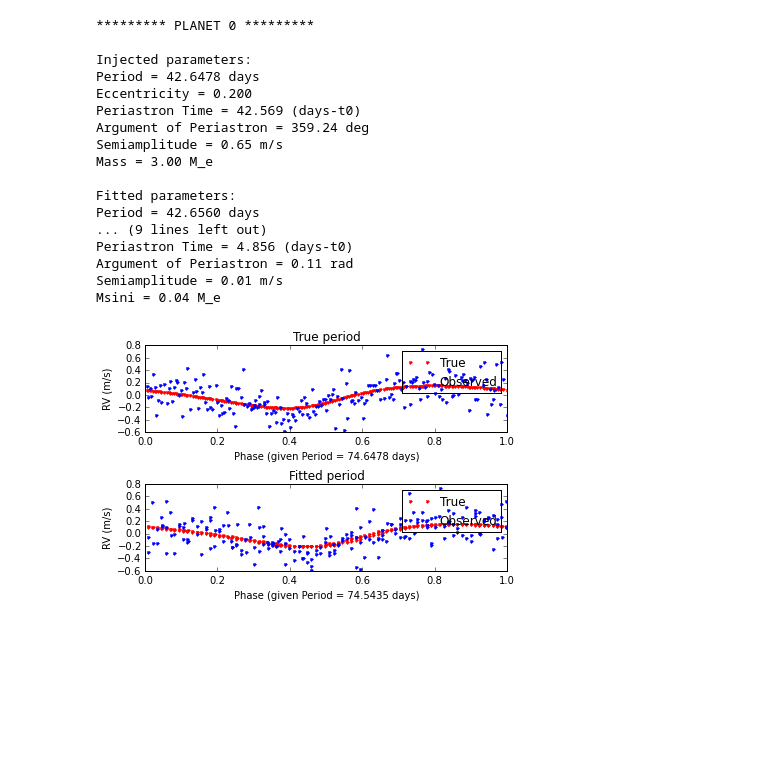
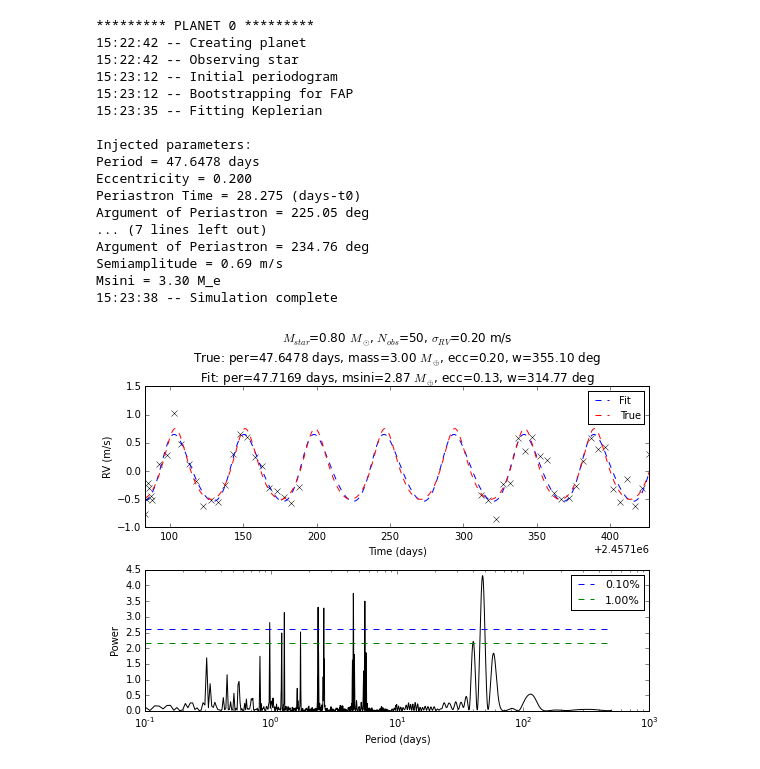
Before and after one commit to allenbdavis/RVOS, a Jupyter notebook: RVOS_Kepler.ipynb, the cells around one changed output. Drawn from its saved outputs; the diff is of its cells as text; code cells hidden in the pictures; blank space fills up the shorter version.

```diff
--- a/RVOS_Kepler.ipynb
+++ b/RVOS_Kepler.ipynb
@@ -383,7 +420,7 @@ class Simulator:
                  ecc=0.2,incl=90.,w=None,t0=today,
                  pmin=0.1,pmax=500.,pres=0.01,
                  find_FAP=True,FAP_levels=[1,5],threshold_FAP=1.0,FAP_niter=100,
-                 orbit_niter=100,boot_niter=1000,find_uncs=True):
+                 orbit_niter=100,boot_niter=100,find_uncs=True):
 
         self.nobs = nobs
         self.sigma = sigma
@@ -398,22 +435,34 @@ class Simulator:
         self.find_uncs = find_uncs
         self.boot_niter = boot_niter
 
+        lat,lng = 34.7444, -111.4222 # Discovery Channel Telescope
+        loc = EarthLocation.from_geodetic(lng,lat)
+
+        ra1,dec1 = 247.5875, -26.465 # Antares
+        coord = SkyCoord(ra=ra1*u.degree, dec=dec1*u.degree)
+
+
         ###### Run simulation
 
         # Create a planet object with given astrophysical parameters
+        print strftime("%H:%M:%S"),'-- Creating planet'
+        sys.stdout.flush()
         p = Planet(massPlanet,period,massStar,ecc,incl,w,t0)
 
         # Create observations according to blind survey strategy
+        print strftime("%H:%M:%S"),'-- Observing star'
+        sys.stdout.flush()
         p.std_True = self.std_True
-        observe_star([p],nobs)
+        observe_star(p,nobs,t0,coord,loc)
 
         # Make a LS periodogram of the observations
+        print strftime("%H:%M:%S"),'-- Initial periodogram'
+        sys.stdout.flush()
         p.P_G = sp.signal.lombscargle(p.obsList, p.RV_Obs,self.freqList)
 
-        # Fit Keplerian to determine orbital parameters
-        solveOrbit(p,p.P_G,self.periodList,p.RV_Obs,orbit_niter)
-
         # Find FAP levels by bootstrapping
+        print strftime("%H:%M:%S"),'-- Bootstrapping for FAP'
+        sys.stdout.flush()
         if self.find_FAP:
             max_powers_sort = bootstrap_FAP(p,self.freqList,FAP_niter)
 
@@ -423,8 +472,15 @@ class Simulator:
                 power = calc_FAP_power(max_powers_sort,lvl)
                 p.FAP_powers[n] = lvl,power
 
+        # Fit Keplerian to determine orbital parameters
+        print strftime("%H:%M:%S"),'-- Fitting Keplerian'
+        sys.stdout.flush()
+        solveOrbit(p,p.P_G,self.periodList,p.RV_Obs,orbit_niter)
+
         # Calculate uncertainties in fitted parameters
         if self.find_uncs:
+            print strftime("%H:%M:%S"),'-- Bootstrapping for uncertainities'
+            sys.stdout.flush()
             p.boot_params = bootstrap_Keplerian(p,p.P_G,self.periodList,boot_niter,orbit_niter)
             p.uncs = getUncs(p)
 
@@ -445,5 +501,8 @@ class Simulator:
                       "\nSemiamplitude = {4:.2f} m/s\nMsini = {5:.2f} M_e").format(*p.uncs)
             print unc_str
 
+        print strftime("%H:%M:%S"),'-- Simulation complete'
+        sys.stdout.flush()
+
         # Save planet(s)
         self.planet = p
@@ -450,5 +518,5 @@ class Simulator:
 # %%
-def makePlot(sim,numpoints=500,fill=True,save='',fmt='png',hide_True=False):
+def makePlot(sim,numpoints=500,fill=True,save='',fmt='png',hide_True=False,date=False):
 
     p = sim.planet
 
@@ -588,43 +656,46 @@ def makePhasePlot(sim):
 #### TESTING
 
 iters = 1
+sims = [None]*iters #store sims for later referencing
 
 for n in range(0,iters):
     plt.close()
 
     print '\n********* PLANET %d *********' %n
+    sys.stdout.flush()
     theTime = strftime("%H-%M-%S")
-    sim1 = Simulator(50,0.2,massPlanet=3.,ecc=0.2,massStar=0.8,period=42.6478,w=6.27,
-                     boot_niter=3,find_FAP=False)
+    sim = Simulator(50,0.2,massPlanet=3.,ecc=0.2,massStar=0.8,period=47.6478,
+                     boot_niter=50,FAP_levels=[1,5],FAP_niter=100,find_FAP=True,find_uncs=False)
 #     makePlot(sim1)
-    makePlot(sim1,save=str(n)+'_'+theTime,fmt='png,pdf')
+    makePlot(sim,save=str(n)+'_'+theTime,fmt='png,pdf')
+    sims[n] = sim
     plt.close()
 # %% [output]
 ********* PLANET 0 *********
+15:22:42 -- Creating planet
+15:22:42 -- Observing star
+15:23:12 -- Initial periodogram
+15:23:12 -- Bootstrapping for FAP
+15:23:35 -- Fitting Keplerian
 
 Injected parameters:
-Period = 42.6478 days
+Period = 47.6478 days
 Eccentricity = 0.200
-Periastron Time = 42.569 (days-t0)
-Argument of Periastron = 359.24 deg
-Semiamplitude = 0.65 m/s
-Mass = 3.00 M_e
-
-Fitted parameters:
-Period = 42.6560 days
-... (9 lines left out)
-Periastron Time = 4.856 (days-t0)
-Argument of Periastron = 0.11 rad
-Semiamplitude = 0.01 m/s
-Msini = 0.04 M_e
+Periastron Time = 28.275 (days-t0)
+Argument of Periastron = 225.05 deg
+... (7 lines left out)
+Argument of Periastron = 234.76 deg
+Semiamplitude = 0.69 m/s
+Msini = 3.30 M_e
+15:23:38 -- Simulation complete
 # %%
 plt.close()
 # sim1 = Simulator(50,0.05,massPlanet=5.,ecc=0.2,massStar=0.8,period=27.12453)
-makePlot(sim1)
+makePlot(sims[0])
 plt.close()
+# %% [output]
+[figure, added]
 # %%
 plt.close()
-makePhasePlot(sim1)
+makePhasePlot(sims[0])
 plt.close()
-# %% [output]
-[figure, removed]
```
Also changed, not shown: parts of 7 cells of this notebook.
